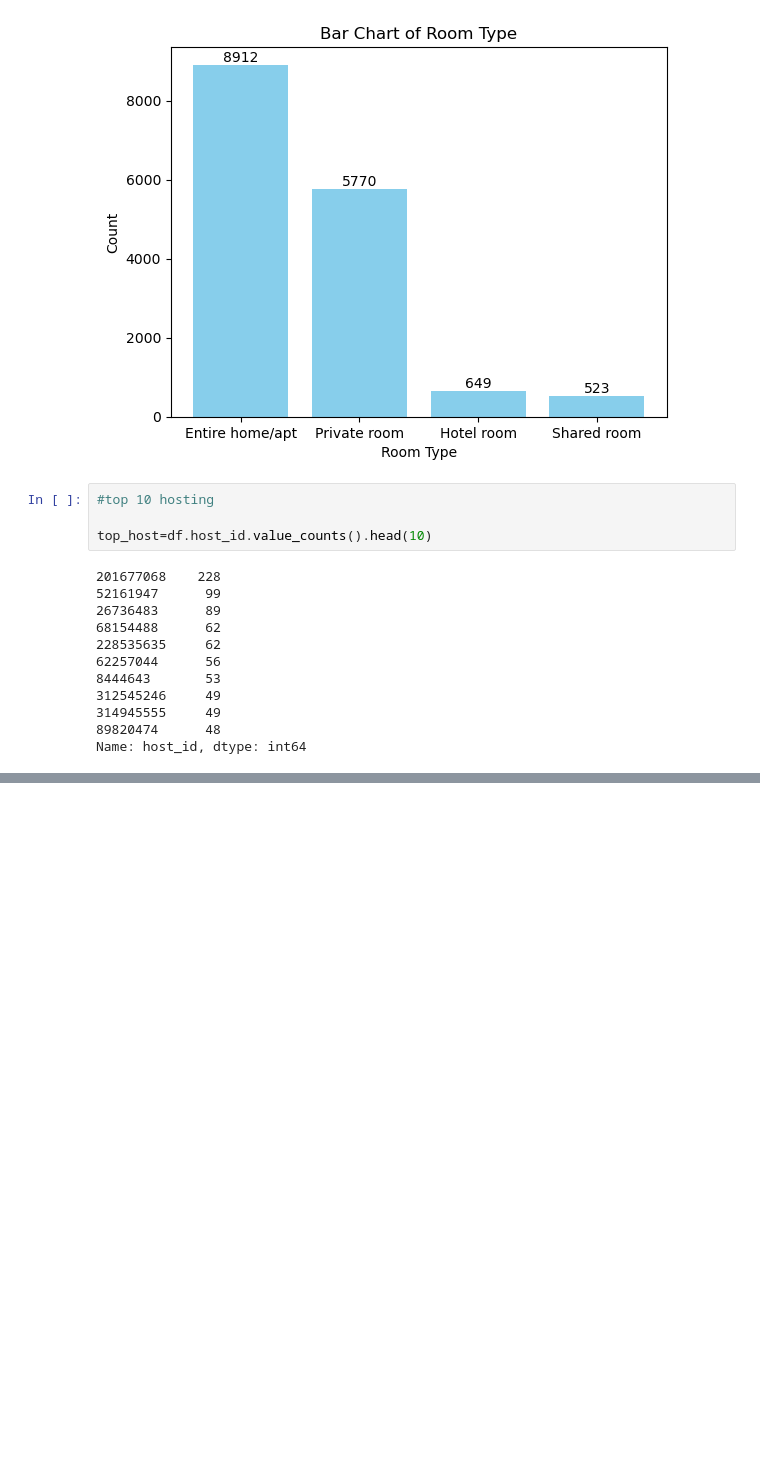
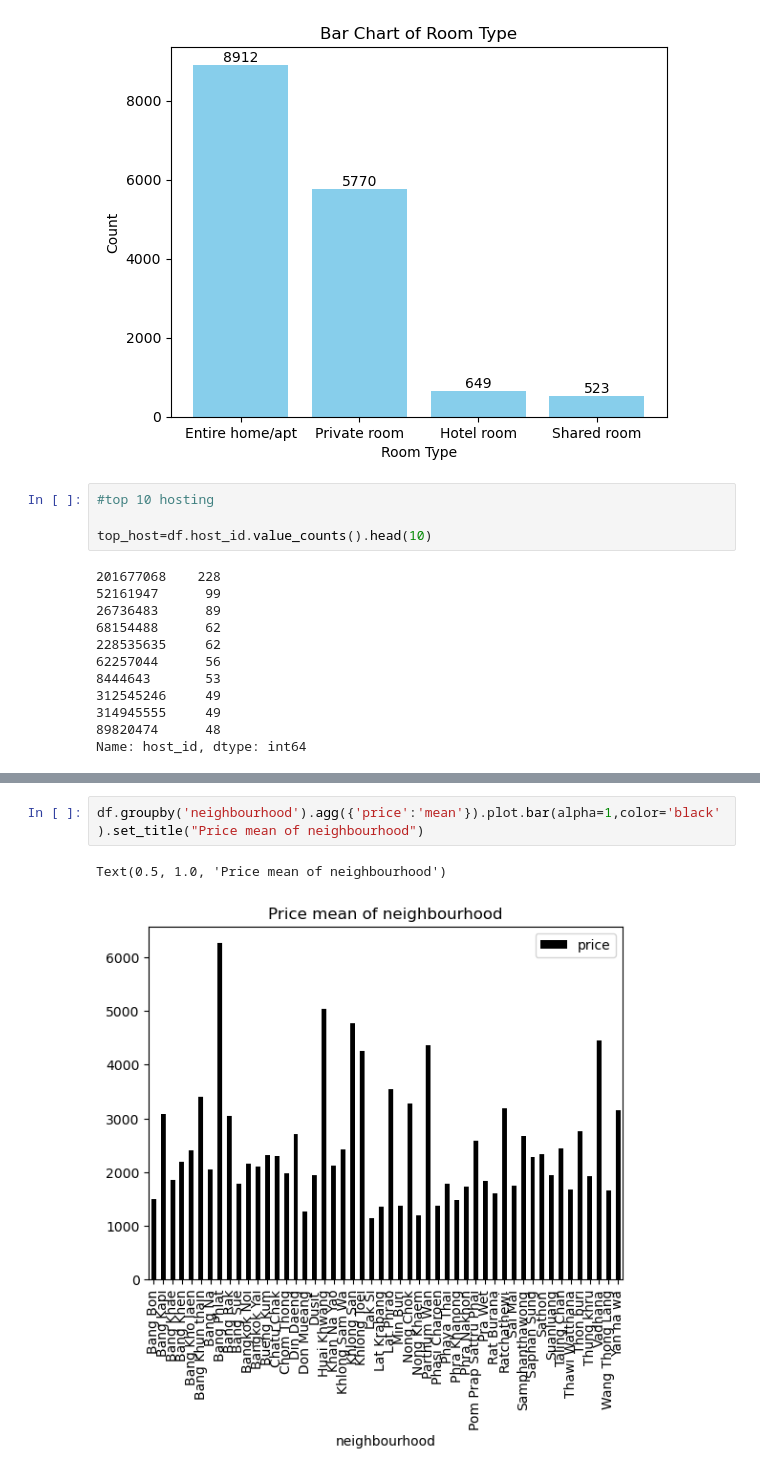
Before and after one commit to nabhanibrhm/learning, a Jupyter notebook: capstone_2/script/capstone_2_new.ipynb, the cells around one changed output, grey strips where cells are left out. Saved outputs shown, nothing was run; the diff lists cells and outputs as text; blank space fills up the shorter version.

```diff
--- a/capstone_2/script/capstone_2_new.ipynb
+++ b/capstone_2/script/capstone_2_new.ipynb
@@ -171,0 +229,5 @@ Name: host_id, dtype: int64
+# %%
+df.groupby('neighbourhood').agg({'price':'mean'}).plot.bar(alpha=1,color='black').set_title("Price mean of neighbourhood")
+# %% [output]
+Text(0.5, 1.0, 'Price mean of neighbourhood')
+[figure, added]
```
Also changed, not shown: parts of 9 cells of this notebook, 1 other file.
